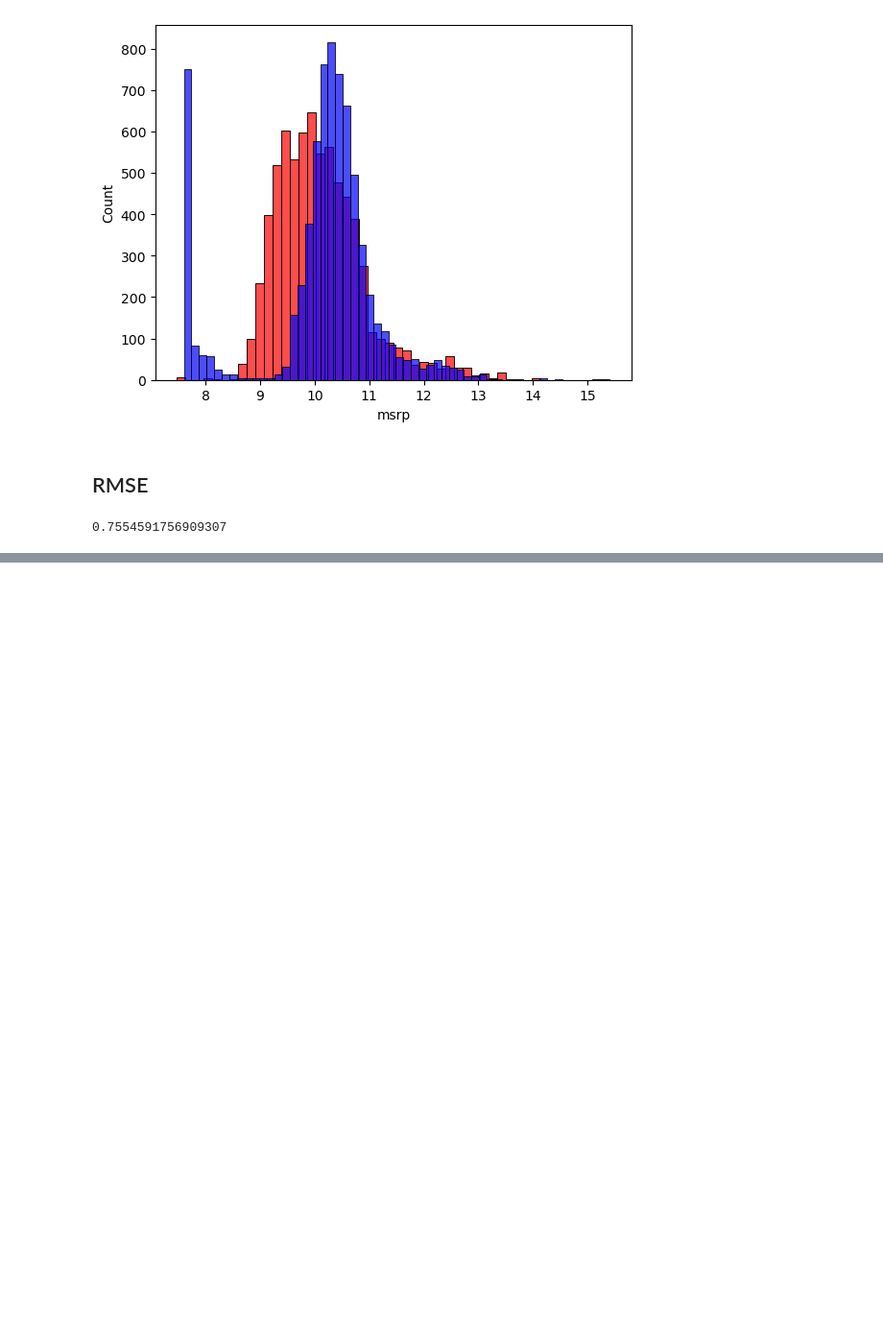
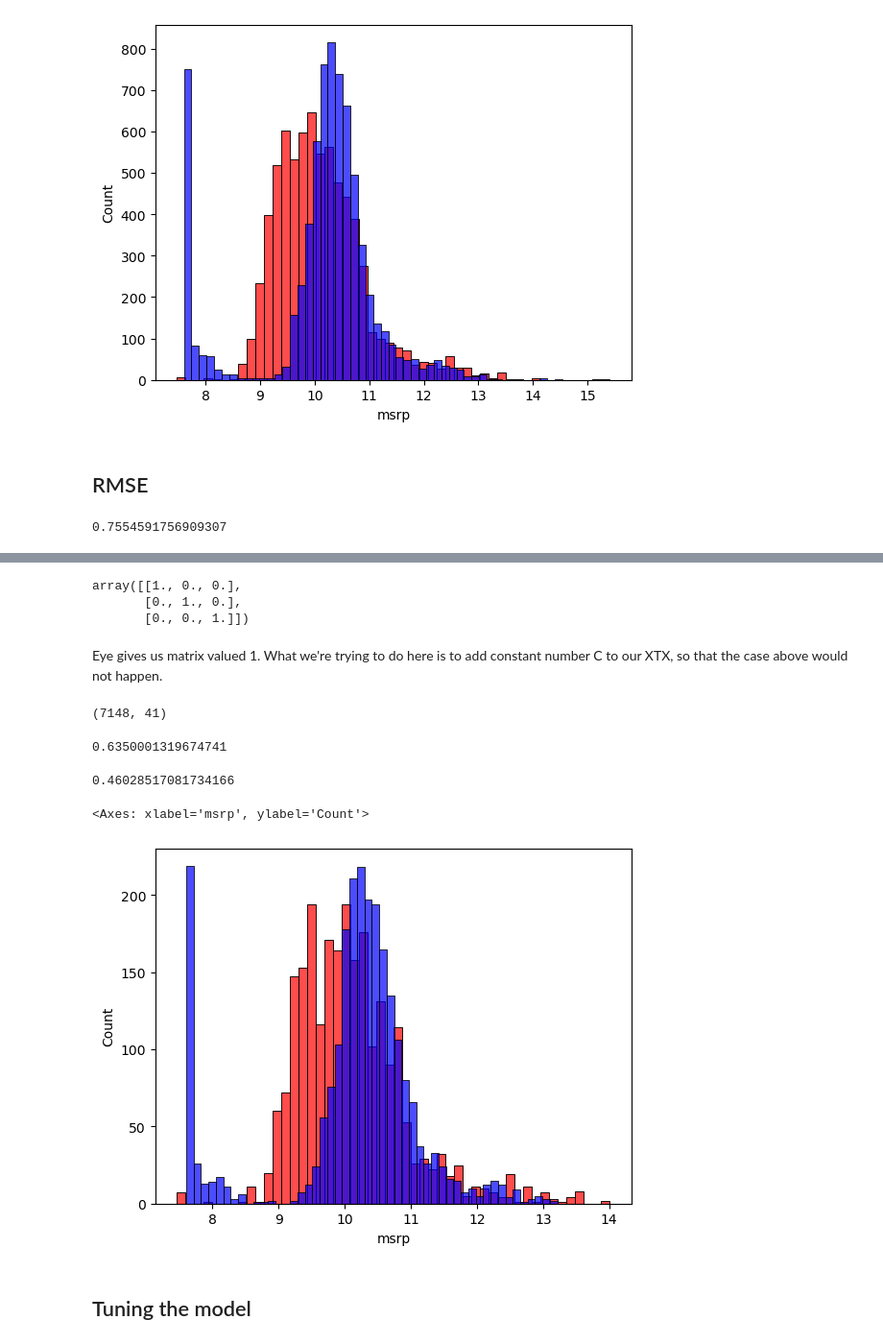
Before and after one commit to chowsonice/ml-zoomcamp-2024, a Jupyter notebook: Lecture-2.ipynb, the cells around one changed output, grey strips where cells are left out. Shown: that part at 96% size. Cells and saved outputs as stored; diff of their text form; code cells hidden in the pictures; blank space fills up the shorter version.

```diff
--- a/Lecture-2.ipynb
+++ b/Lecture-2.ipynb
@@ -377,0 +686,8 @@ y_val_pred = w0 + X_val.dot(w)
+# %%
+np.eye(3)
+# %% [output]
+array([[1., 0., 0.],
+       [0., 1., 0.],
+       [0., 0., 1.]])
+# %% [markdown]
+Eye gives us matrix valued 1. What we're trying to do here is to add constant number C to our XTX, so that the case above would not happen.
@@ -377,0 +706,26 @@ y_val_pred = w0 + X_val.dot(w)
+# %%
+X_train = prepare_X(df_train)
+print(X_train.shape)
+w0, w = train_linear_regression(X_train, y_train, 100)
+y_train_pred = w0 + X_train.dot(w)
+rmse_train = rmse(y_train, y_train_pred)
+rmse_train
+# %% [output]
+(7148, 41)
+0.6350001319674741
+# %%
+X_train = prepare_X(df_train)
+w0, w = train_linear_regression(X_train, y_train, 0.001)
+y_train_pred = w0 + X_train.dot(w)
+rmse_train = rmse(y_train, y_train_pred)
+rmse_train
+# %% [output]
+0.46028517081734166
+# %%
+sns.histplot(y_val_pred, color='red', alpha=0.7, bins=50)
+sns.histplot(y_val, color='blue', alpha=0.7, bins=50)
+# %% [output]
+<Axes: xlabel='msrp', ylabel='Count'>
+[figure, added]
+# %% [markdown]
+## Tuning the model
```
Also changed, not shown: parts of 70 cells of this notebook, 1 other file.
